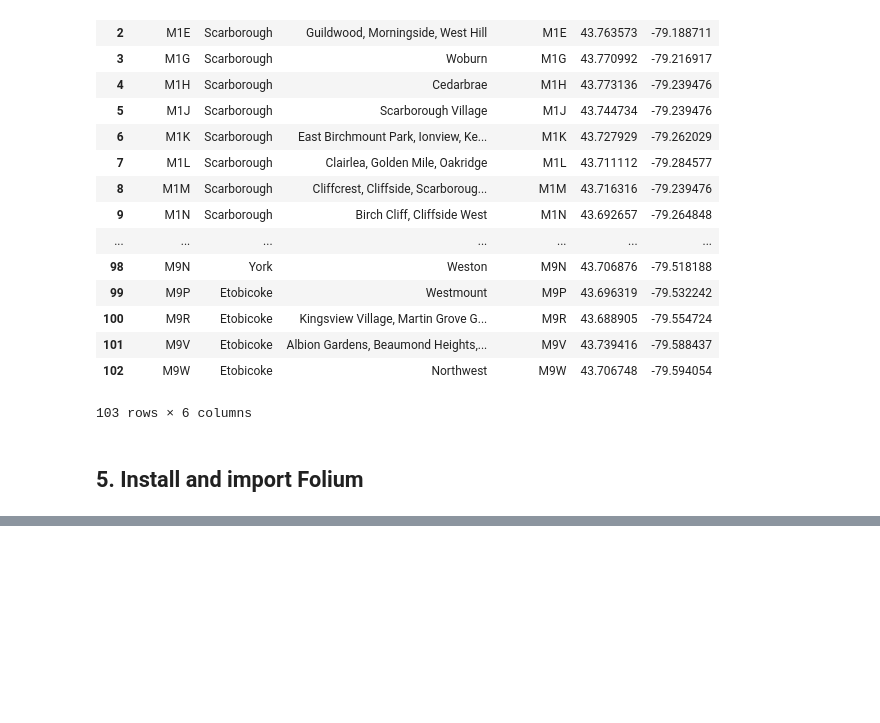
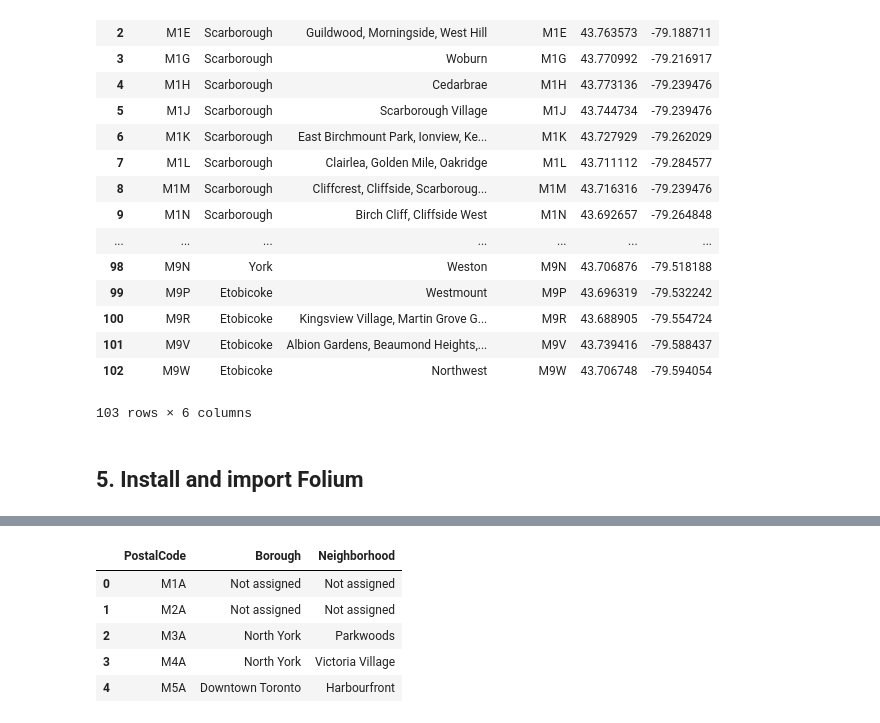
Before and after one commit to saracw/Coursera---IBM-Capstone-Final, a Jupyter notebook: Week3.2.ipynb, the cells around one changed output, grey strips where cells are left out. Drawn from its saved outputs; the diff is of its cells as text; code cells hidden in the pictures; blank space fills up the shorter version.

```diff
--- a/Week3.2.ipynb
+++ b/Week3.2.ipynb
@@ -172,0 +178,11 @@ FileNotFoundError: File b'Geospatial_Coordinates.csv' does not exist
+# %%
+# send the GET request
+data = requests.get('https://en.wikipedia.org/wiki/List_of_postal_codes_of_Canada:_M').text
+# %%
+# parse data from the html into a beautifulsoup object
+soup = BeautifulSoup(data, 'html.parser')
+# %%
+# create three lists to store table data
+postalCodeList = []
+boroughList = []
+neighborhoodList = []
@@ -172,0 +197,14 @@ FileNotFoundError: File b'Geospatial_Coordinates.csv' does not exist
+# %%
+# create a new DataFrame from the three lists
+toronto_df = pd.DataFrame({"PostalCode": postalCodeList,
+                           "Borough": boroughList,
+                           "Neighborhood": neighborhoodList})
+
+toronto_df.head()
+# %% [output]
+|  | PostalCode | Borough | Neighborhood |
+| 0 | M1A | Not assigned | Not assigned |
+| 1 | M2A | Not assigned | Not assigned |
+| 2 | M3A | North York | Parkwoods |
+| 3 | M4A | North York | Victoria Village |
+| 4 | M5A | Downtown Toronto | Harbourfront |
```
Also changed, not shown: parts of 18 cells of this notebook.
